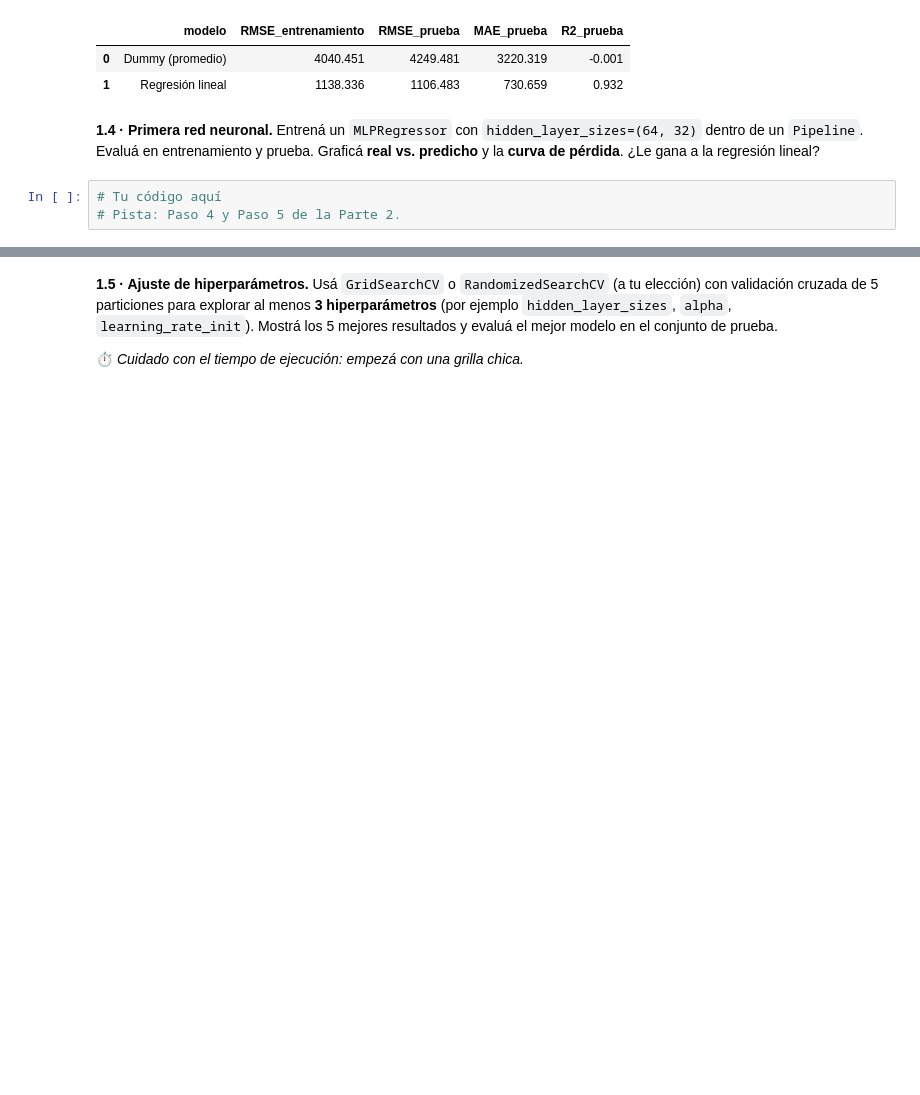
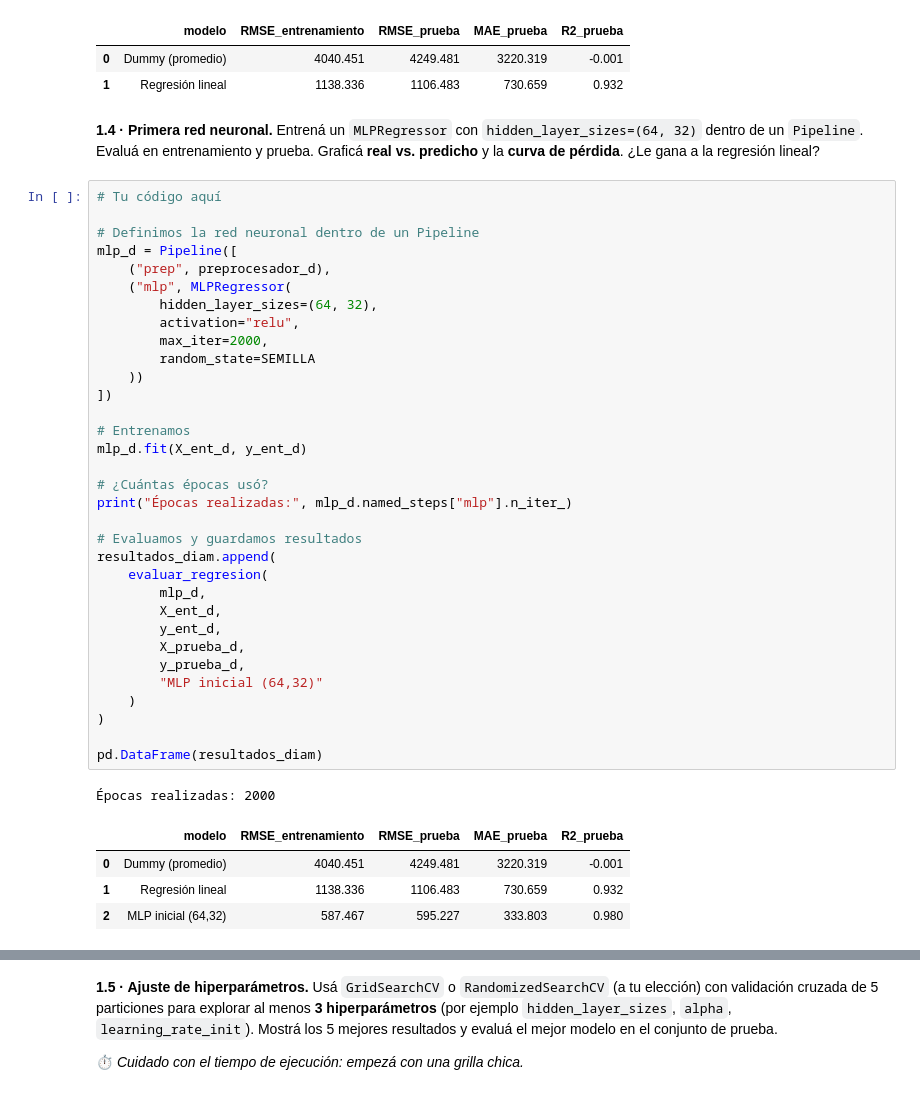
Before and after one commit to enrifonseca/AprendizajeAutomatico1, a Jupyter notebook: ISSD_AA1_Taller_redes_neuronales_sklearn_regresión.ipynb, the cells around one changed output, grey strips where cells are left out. Drawn from its saved outputs; the diff is of its cells as text; blank space fills up the shorter version.

```diff
--- a/ISSD_AA1_Taller_redes_neuronales_sklearn_regresión.ipynb
+++ b/ISSD_AA1_Taller_redes_neuronales_sklearn_regresión.ipynb
@@ -1003,6 +1002,42 @@ pd.DataFrame(resultados_diam)
 | 1 | Regresión lineal | 1138.336 | 1106.483 | 730.659 | 0.932 |
 # %% [markdown]
 **1.4 · Primera red neuronal.** Entrená un `MLPRegressor` con `hidden_layer_sizes=(64, 32)` dentro de un `Pipeline`. Evaluá en entrenamiento y prueba. Graficá **real vs. predicho** y la **curva de pérdida**. ¿Le gana a la regresión lineal?
-# %%
-# Tu código aquí
-# Pista: Paso 4 y Paso 5 de la Parte 2.
+# %%
+# Tu código aquí
+
+# Definimos la red neuronal dentro de un Pipeline
+mlp_d = Pipeline([
+    ("prep", preprocesador_d),
+    ("mlp", MLPRegressor(
+        hidden_layer_sizes=(64, 32),
+        activation="relu",
+        max_iter=2000,
+        random_state=SEMILLA
+    ))
+])
+
+# Entrenamos
+mlp_d.fit(X_ent_d, y_ent_d)
+
+# ¿Cuántas épocas usó?
+print("Épocas realizadas:", mlp_d.named_steps["mlp"].n_iter_)
+
+# Evaluamos y guardamos resultados
+resultados_diam.append(
+    evaluar_regresion(
+        mlp_d,
+        X_ent_d,
+        y_ent_d,
+        X_prueba_d,
+        y_prueba_d,
+        "MLP inicial (64,32)"
+    )
+)
+
+pd.DataFrame(resultados_diam)
+# %% [output]
+Épocas realizadas: 2000
+|  | modelo | RMSE_entrenamiento | RMSE_prueba | MAE_prueba | R2_prueba |
+| 0 | Dummy (promedio) | 4040.451 | 4249.481 | 3220.319 | -0.001 |
+| 1 | Regresión lineal | 1138.336 | 1106.483 | 730.659 | 0.932 |
+| 2 | MLP inicial (64,32) | 587.467 | 595.227 | 333.803 | 0.980 |
```
Also changed, not shown: parts of 4 cells of this notebook.
